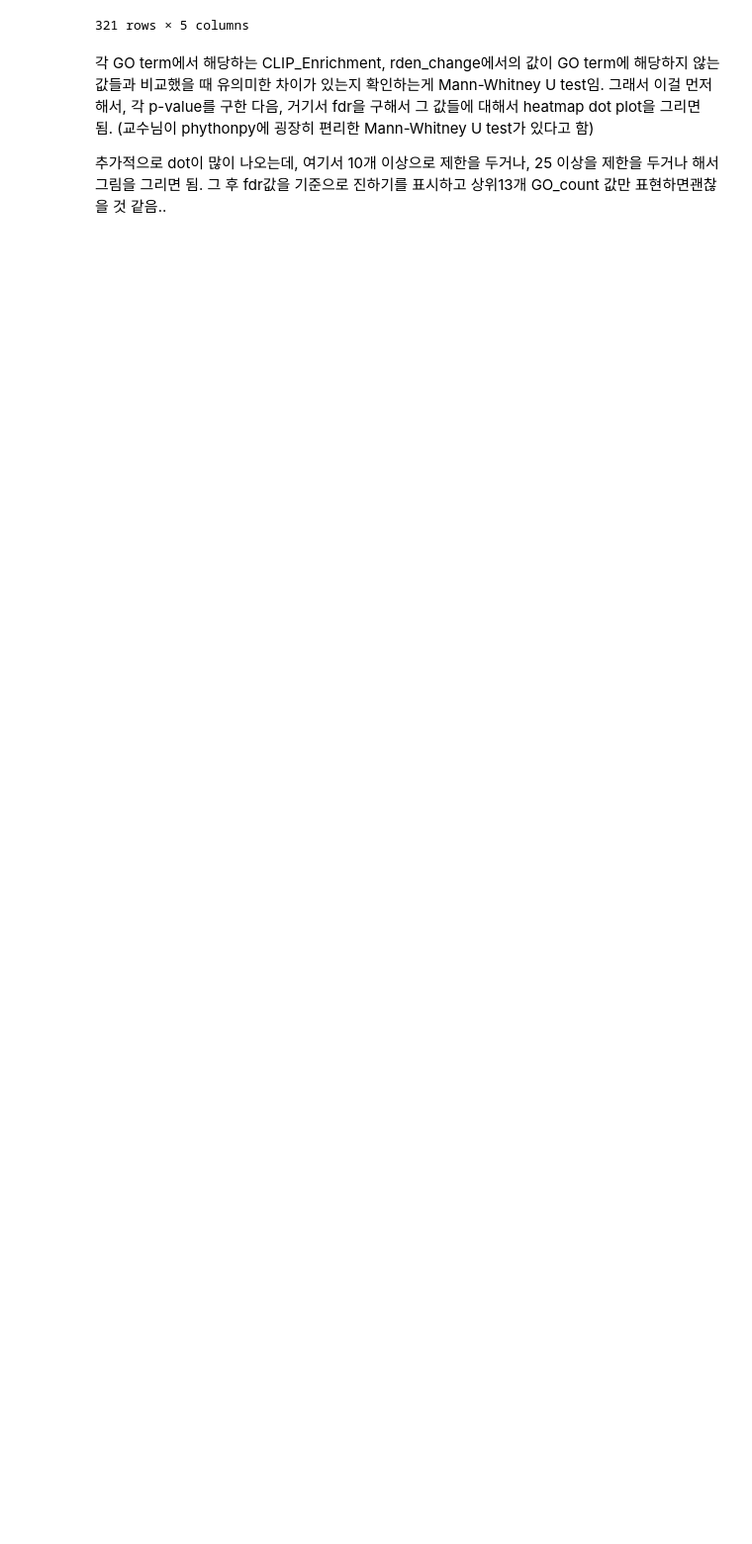
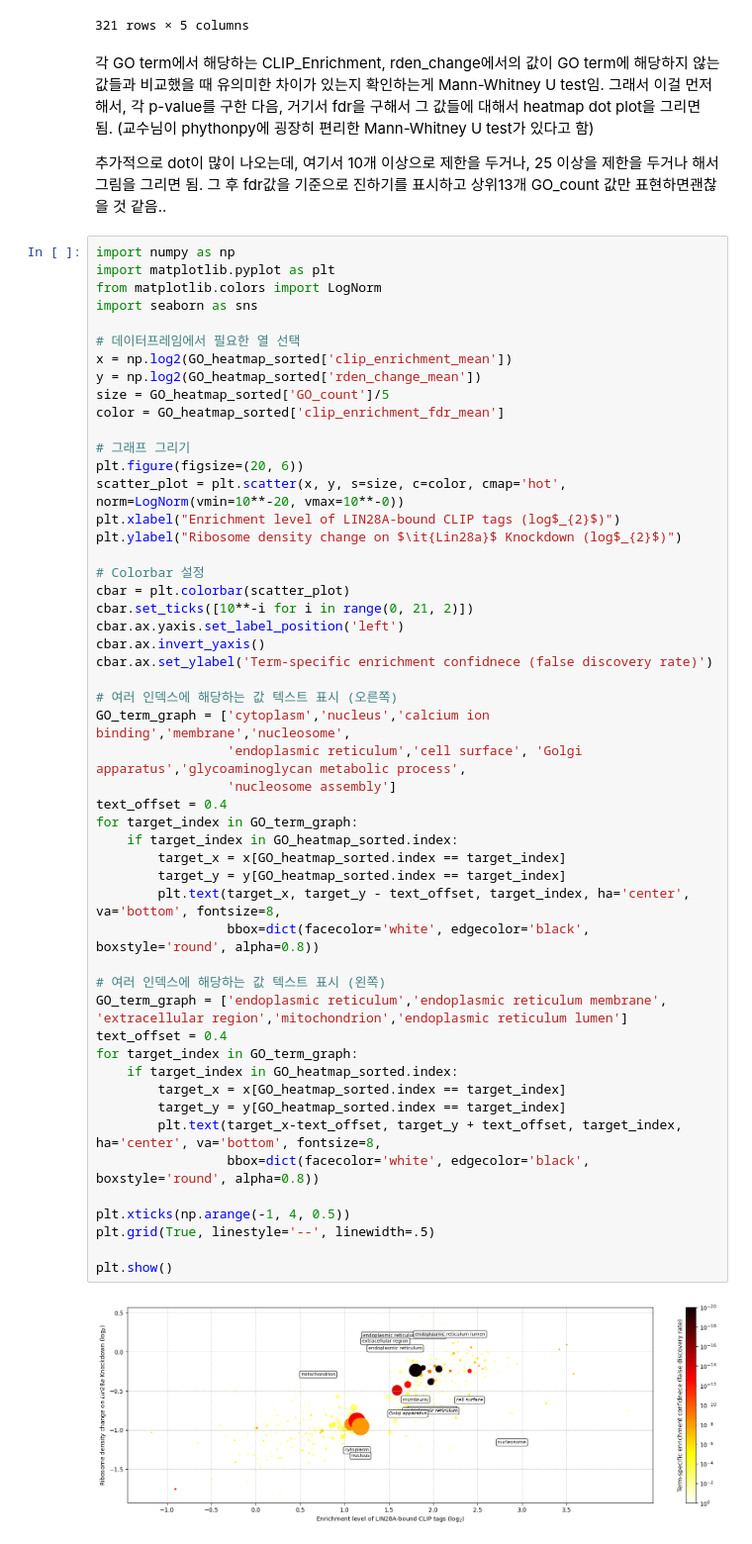
Before and after one commit to JungseoChoi/CJSbioinformatics, a Jupyter notebook: bioinformatics_project.ipynb, the cells around one changed output. Shown at 99% size. Drawn from its saved outputs; the diff is of its cells as text; blank space fills up the shorter version.

```diff
--- a/bioinformatics_project.ipynb
+++ b/bioinformatics_project.ipynb
@@ -440,4 +354,57 @@ GO_heatmap_sorted
 
 추가적으로 dot이 많이 나오는데, 여기서 10개 이상으로 제한을 두거나, 25 이상을 제한을 두거나 해서 그림을 그리면 됨.
 그 후 fdr값을 기준으로 진하기를 표시하고 상위13개 GO_count 값만 표현하면괜찮을 것 같음..
+# %%
+import numpy as np
+import matplotlib.pyplot as plt
+from matplotlib.colors import LogNorm
+import seaborn as sns
+
+# 데이터프레임에서 필요한 열 선택
+x = np.log2(GO_heatmap_sorted['clip_enrichment_mean'])
+y = np.log2(GO_heatmap_sorted['rden_change_mean'])
+size = GO_heatmap_sorted['GO_count']/5
+color = GO_heatmap_sorted['clip_enrichment_fdr_mean']
+
+# 그래프 그리기
+plt.figure(figsize=(20, 6))
+scatter_plot = plt.scatter(x, y, s=size, c=color, cmap='hot', norm=LogNorm(vmin=10**-20, vmax=10**-0))
+plt.xlabel("Enrichment level of LIN28A-bound CLIP tags (log$_{2}$)")
+plt.ylabel("Ribosome density change on $\it{Lin28a}$ Knockdown (log$_{2}$)")
+
+# Colorbar 설정
+cbar = plt.colorbar(scatter_plot)
+cbar.set_ticks([10**-i for i in range(0, 21, 2)])
+cbar.ax.yaxis.set_label_position('left')
+cbar.ax.invert_yaxis()
+cbar.ax.set_ylabel('Term-specific enrichment confidnece (false discovery rate)')
+
+# 여러 인덱스에 해당하는 값 텍스트 표시 (오른쪽)
+GO_term_graph = ['cytoplasm','nucleus','calcium ion binding','membrane','nucleosome',
+                 'endoplasmic reticulum','cell surface', 'Golgi apparatus','glycoaminoglycan metabolic process',
+                 'nucleosome assembly']
+text_offset = 0.4
+for target_index in GO_term_graph:
+    if target_index in GO_heatmap_sorted.index:
+        target_x = x[GO_heatmap_sorted.index == target_index]
+        target_y = y[GO_heatmap_sorted.index == target_index]
+        plt.text(target_x, target_y - text_offset, target_index, ha='center', va='bottom', fontsize=8,
+                 bbox=dict(facecolor='white', edgecolor='black', boxstyle='round', alpha=0.8))
+
+# 여러 인덱스에 해당하는 값 텍스트 표시 (왼쪽)
+GO_term_graph = ['endoplasmic reticulum','endoplasmic reticulum membrane', 'extracellular region','mitochondrion','endoplasmic reticulum lumen']
+text_offset = 0.4
+for target_index in GO_term_graph:
+    if target_index in GO_heatmap_sorted.index:
+        target_x = x[GO_heatmap_sorted.index == target_index]
+        target_y = y[GO_heatmap_sorted.index == target_index]
+        plt.text(target_x-text_offset, target_y + text_offset, target_index, ha='center', va='bottom', fontsize=8,
+                 bbox=dict(facecolor='white', edgecolor='black', boxstyle='round', alpha=0.8))
+
+plt.xticks(np.arange(-1, 4, 0.5))
+plt.grid(True, linestyle='--', linewidth=.5)
+
+plt.show()
+# %% [output]
+[figure, added]
 # %%
```
Also changed, not shown: parts of 21 cells of this notebook.
